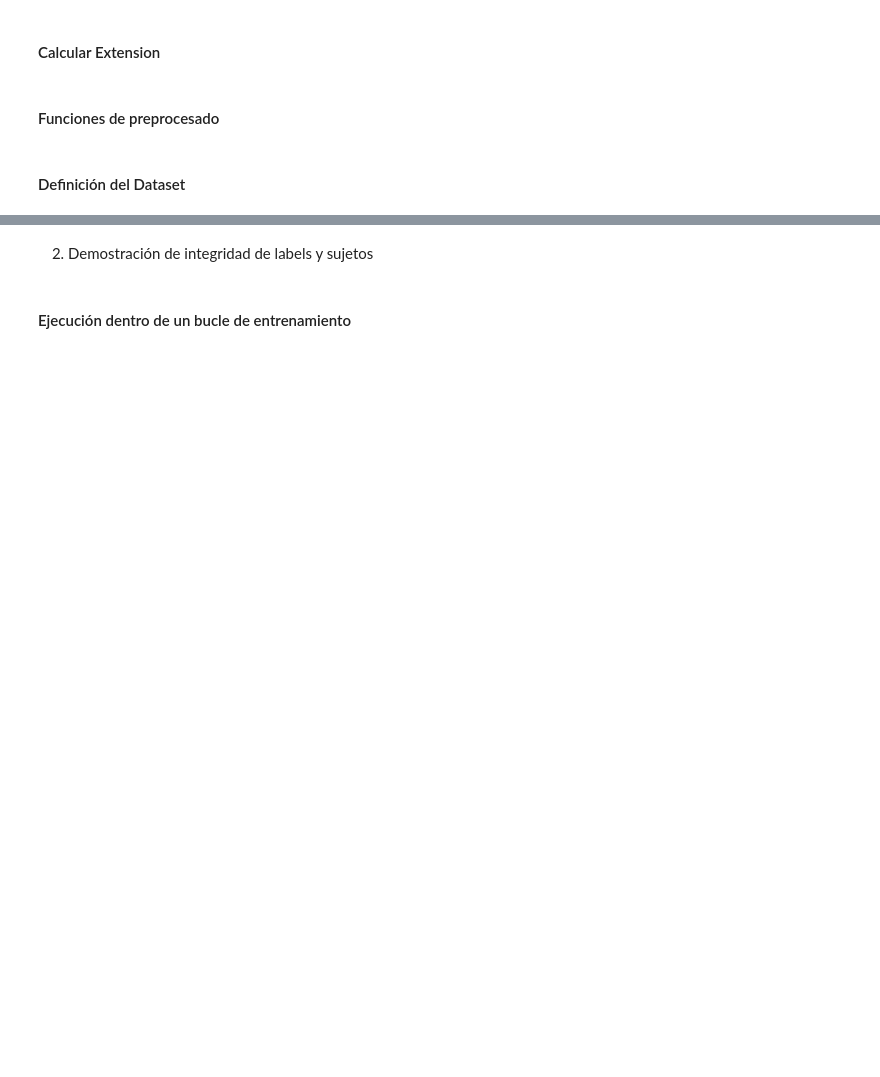
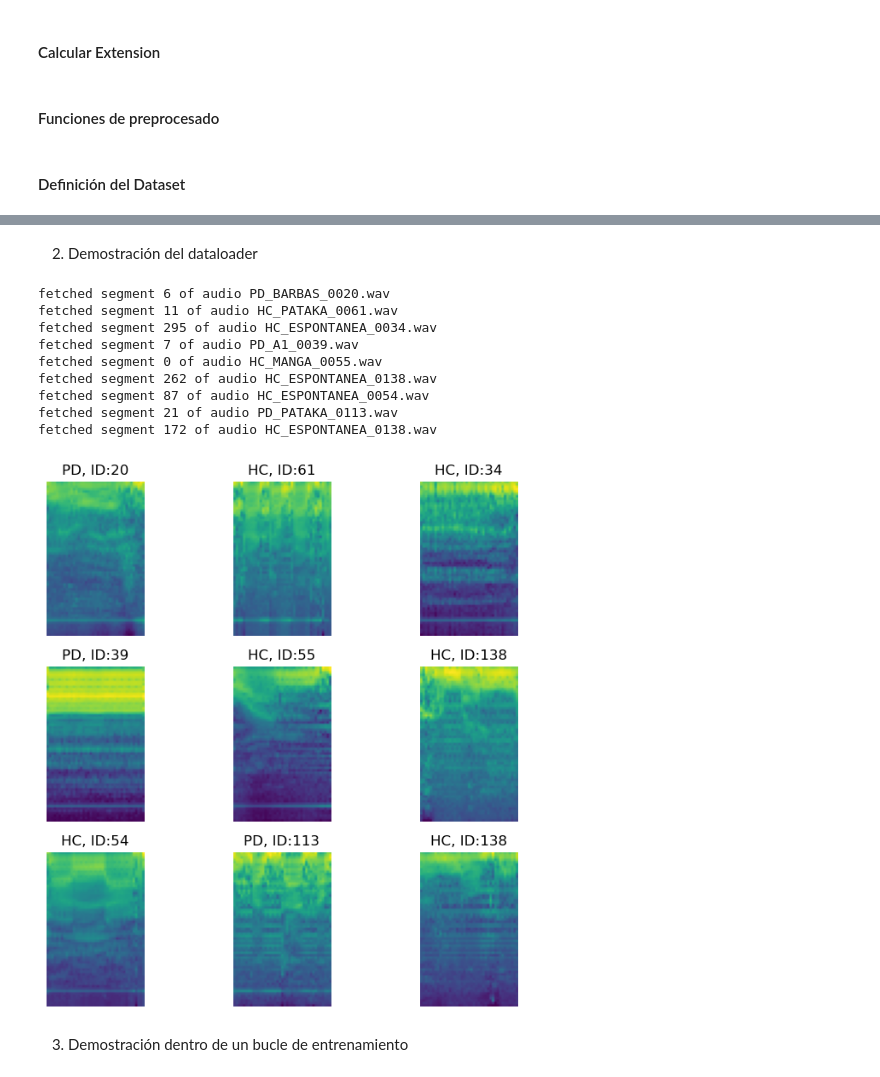
Before and after one commit to IvanAlbaEl/DA_PD, a Jupyter notebook: Audio_Dataset.ipynb, the cells around one changed output, grey strips where cells are left out. Saved outputs shown, nothing was run; the diff lists cells and outputs as text; code cells hidden in the pictures; blank space fills up the shorter version.

```diff
--- a/Audio_Dataset.ipynb
+++ b/Audio_Dataset.ipynb
@@ -61,16 +61,15 @@ def calculate_extension(data_dir, sample_rate, time_leng, overlap):
                         'Segments': segments})
                 else:
                     segments_info.append({'Segments':segments})
+            else:
 
-                print(" Processed {}/{} files".format(data_ind,2902),end='\n')
-            else:
-                print(" Processed {}/{} files".format(data_ind,2902),end='\n')
                 if filenames:
                     segments_info.append({
                         'Filename': file_name,
                         'Segments': segments})
                 else:
                     segments_info.append({'Segments':segments})
+            if data_ind%50==0 : print(" Processed {}/{} files".format(data_ind,len(audio_labels)-1),end='\n')
 
         df_segments = pd.DataFrame(segments_info)
         if(output_csv is None):
@@ -82,6 +81,7 @@ def calculate_extension(data_dir, sample_rate, time_leng, overlap):
     segments=num_seg(data_dir, labels, sample_rate, time_leng, overlap)
     extension_DB=pd.concat([labels, segments], axis=1)
     extension_DB.to_csv('extension.csv', index=False)
+    print("Se ha creado el fichero extension.csv en el cwd")
 # %% [markdown]
 <h4>Funciones de preprocesado</h4>
 # %%
@@ -152,12 +152,16 @@ def to_spectrogram(signal, sample_rate):
 # %%
 class CustomAudioDataset(Dataset):
 
-    def __init__(self, data_dir, sample_rate, to_spectrogram=False, extension_path=None):
+    def __init__(self, data_dir, sample_rate, time_leng, overlap, to_spectrogram=False, have_extension=True):
 
-        if extension_path is None:
-            calculate_extension(data_dir)
-        else:
-            extension=pd.read_csv(extension_path)
+        if have_extension is False:
+            calculate_extension(data_dir, sample_rate, time_leng, overlap)
+
+
+        try:
+            extension = pd.read_csv('extension.csv')
+        except Exception:
+            raise FileNotFoundError("No tiene extension.csv en el cwd, cambie su nombre o localización o marque have_extension=False")
 
         self.labels=extension['Label'].values
         self.IDs=extension['Speaker_ID'].values
@@ -221,5 +225,5 @@ class CustomAudioDataset(Dataset):
 # %%
 DATA_PATH_NeuroV = 'neurovoz/zenodo_upload/audios/'
 SAMPLE_RATE=44100
-calculate_extension(DATA_PATH_NeuroV, SAMPLE_RATE, time_leng=0.4, overlap=2) # genera extension.csv en el cwd
-extension_DB=pd.read_csv('extension.csv')
+
+datasetAudio = CustomAudioDataset(DATA_PATH_NeuroV, SAMPLE_RATE, time_leng=0.4, overlap=2, to_spectrogram=True, have_extension=False)
@@ -226,35 +248,43 @@ extension_DB=pd.read_csv('extension.csv')
-# %% [markdown]
-2. Demostración de integridad de labels y sujetos
+# %% [markdown]
+2. Demostración del dataloader
 # %%
+extension_DB=pd.read_csv('extension.csv')
 DATASET_SIZE=extension_DB['Segments'].sum()
 BATCH_SIZE=9
 
-# Dataset
-datasetAudio = CustomAudioDataset(extension_DB, DATA_PATH_NeuroV, SAMPLE_RATE, to_spectrogram=True)
-
-# DataLoader
 dataloader = DataLoader(datasetAudio, batch_size=BATCH_SIZE, shuffle=True)
 
 spectrogram_batch, label_batch, subject_batch = next(iter(dataloader))
 
 
 figure = plt.figure(figsize=(8,8))
 cols, rows = 3, 3
 for i in range(1,BATCH_SIZE+1):
     sample_idx= i-1
     img = spectrogram_batch[sample_idx]
     label=label_batch[sample_idx]
     subject=subject_batch[sample_idx]
     figure.add_subplot(rows, cols, i)
     if label:
         title='PD'
     else:
         title='HC'
     plt.title('{}, ID:{}'.format(title,subject))
     plt.axis("off")
     plt.imshow(img.squeeze())
+# %% [output]
+fetched segment 6 of audio PD_BARBAS_0020.wav
+fetched segment 11 of audio HC_PATAKA_0061.wav
+fetched segment 295 of audio HC_ESPONTANEA_0034.wav
+fetched segment 7 of audio PD_A1_0039.wav
+fetched segment 0 of audio HC_MANGA_0055.wav
+fetched segment 262 of audio HC_ESPONTANEA_0138.wav
+fetched segment 87 of audio HC_ESPONTANEA_0054.wav
+fetched segment 21 of audio PD_PATAKA_0113.wav
+fetched segment 172 of audio HC_ESPONTANEA_0138.wav
+[figure, added]
 # %% [markdown]
-<h4>Ejecución dentro de un bucle de entrenamiento</h4>
+3. Demostración dentro de un bucle de entrenamiento
 # %%
 BATCH_SIZE=32
 iters=int(DATASET_SIZE/BATCH_SIZE)
```
Also changed, not shown: parts of 4 cells of this notebook, 1 other file.
